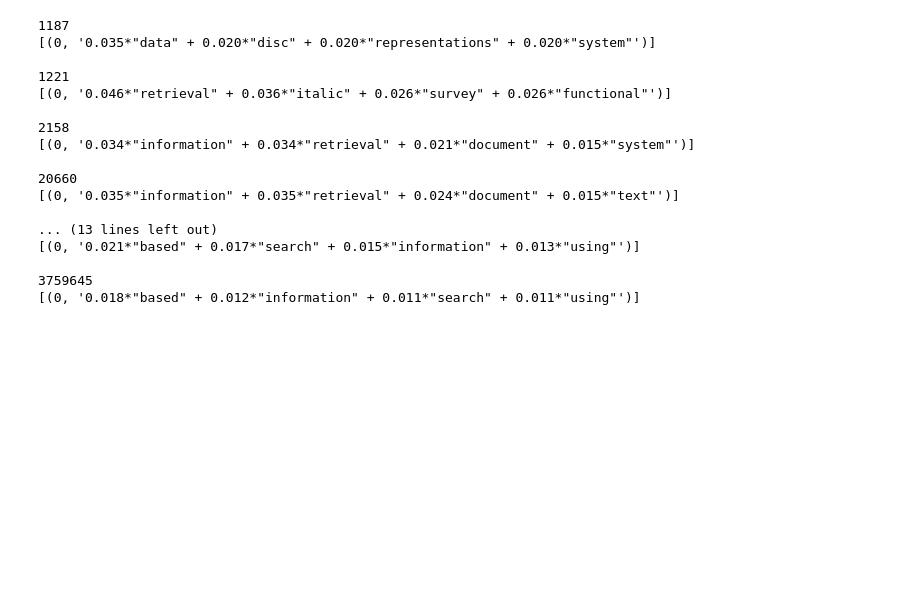
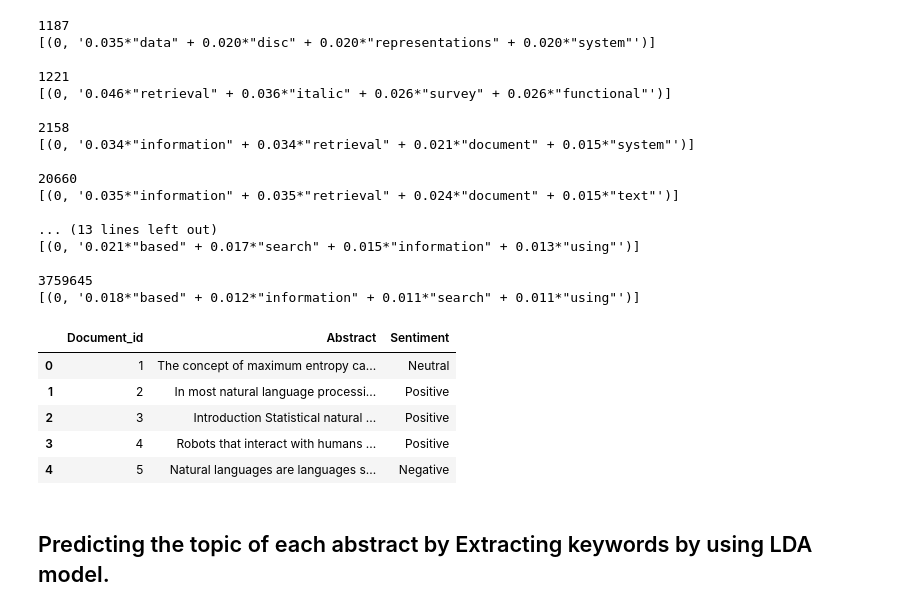
Before and after one commit to havihavish/Big_Data_Visualization, a Jupyter notebook: Topic_modelling.ipynb, the cells around one changed output. Saved outputs shown, nothing was run; the diff lists cells and outputs as text; code cells hidden in the pictures; blank space fills up the shorter version.

```diff
--- a/Topic_modelling.ipynb
+++ b/Topic_modelling.ipynb
@@ -147,3 +149,17 @@ for i in doc_set:
 
 3759645
 [(0, '0.018*"based" + 0.012*"information" + 0.011*"search" + 0.011*"using"')]
+# %%
+abstract_df = pd.read_csv('research_abstracts.csv',encoding = 'ISO-8859-1')
+# %%
+abstract_df = abstract_df.rename(columns={'clean_text': 'Abstract'})
+abstract_df.head()
+# %% [output]
+|  | Document_id | Abstract | Sentiment |
+| 0 | 1 | The concept of maximum entropy ca... | Neutral |
+| 1 | 2 | In most natural language processi... | Positive |
+| 2 | 3 | Introduction Statistical natural ... | Positive |
+| 3 | 4 | Robots that interact with humans ... | Positive |
+| 4 | 5 | Natural languages are languages s... | Negative |
+# %% [markdown]
+## Predicting the topic of each abstract by Extracting keywords by using LDA model.
```
Also changed, not shown: parts of 4 cells of this notebook.
